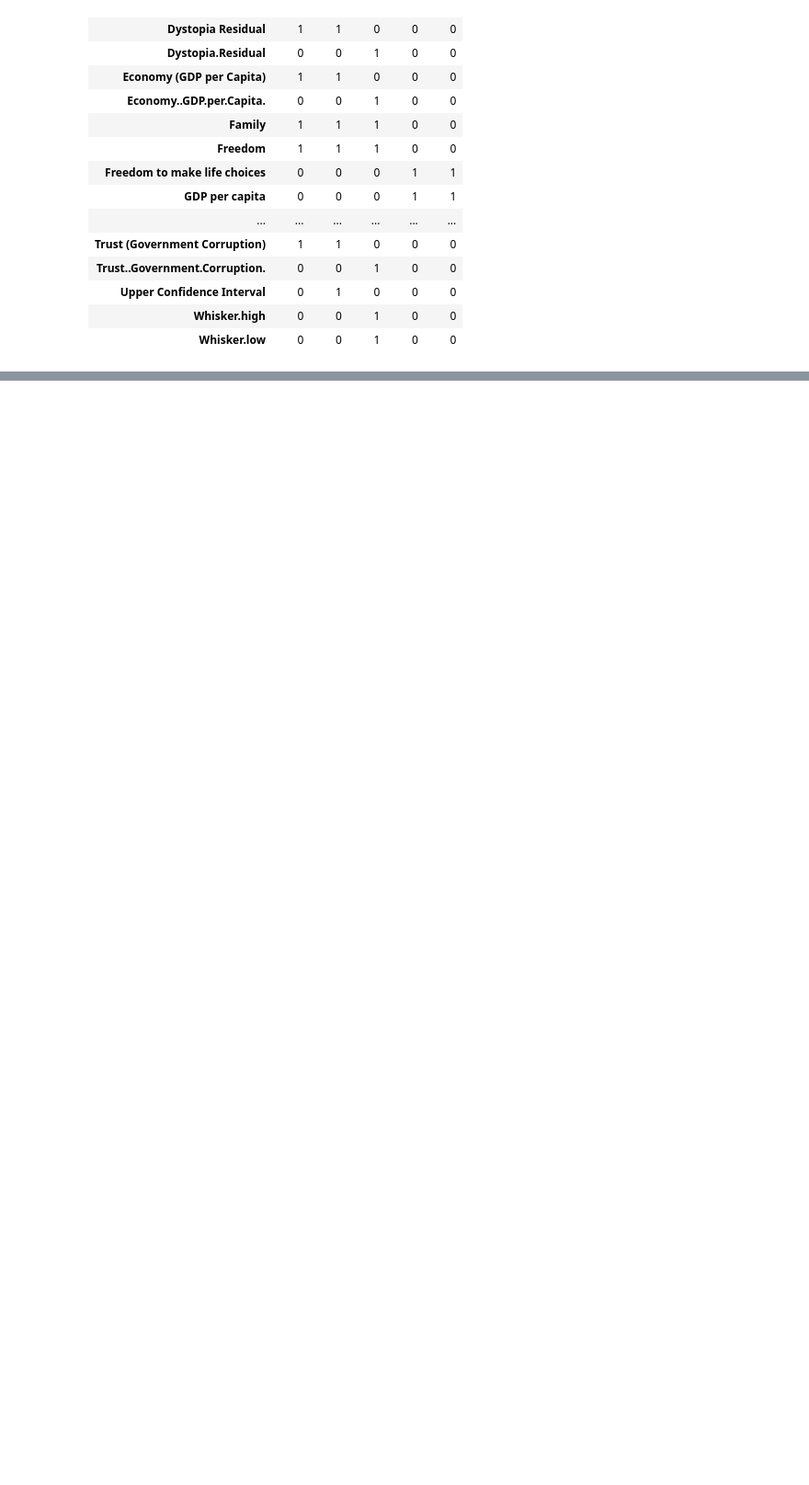
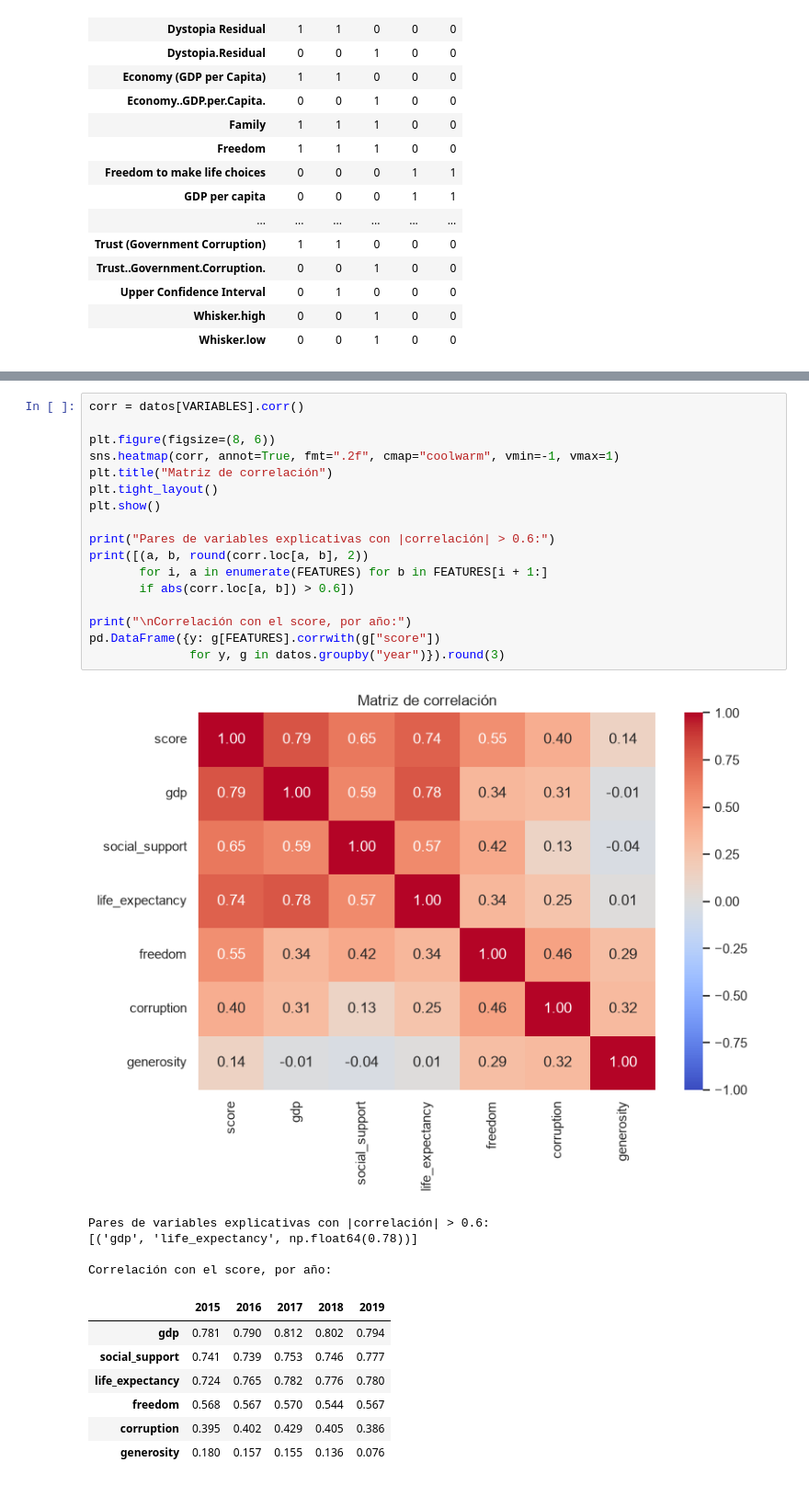
Before and after one commit to andrescam2026/ETL-WORKSHOP-03, a Jupyter notebook: notebooks/analysis.ipynb, the cells around one changed output, grey strips where cells are left out. Shown at 92% size. Drawn from its saved outputs; the diff is of its cells as text; blank space fills up the shorter version.

```diff
--- a/notebooks/analysis.ipynb
+++ b/notebooks/analysis.ipynb
@@ -112,0 +438,30 @@ Comunes a todos los años: ['Generosity']
+# %%
+corr = datos[VARIABLES].corr()
+
+plt.figure(figsize=(8, 6))
+sns.heatmap(corr, annot=True, fmt=".2f", cmap="coolwarm", vmin=-1, vmax=1)
+plt.title("Matriz de correlación")
+plt.tight_layout()
+plt.show()
+
+print("Pares de variables explicativas con |correlación| > 0.6:")
+print([(a, b, round(corr.loc[a, b], 2))
+       for i, a in enumerate(FEATURES) for b in FEATURES[i + 1:]
+       if abs(corr.loc[a, b]) > 0.6])
+
+print("\nCorrelación con el score, por año:")
+pd.DataFrame({y: g[FEATURES].corrwith(g["score"])
+              for y, g in datos.groupby("year")}).round(3)
+# %% [output]
+[figure, added]
+Pares de variables explicativas con |correlación| > 0.6:
+[('gdp', 'life_expectancy', np.float64(0.78))]
+
+Correlación con el score, por año:
+|  | 2015 | 2016 | 2017 | 2018 | 2019 |
+| gdp | 0.781 | 0.790 | 0.812 | 0.802 | 0.794 |
+| social_support | 0.741 | 0.739 | 0.753 | 0.746 | 0.777 |
+| life_expectancy | 0.724 | 0.765 | 0.782 | 0.776 | 0.780 |
+| freedom | 0.568 | 0.567 | 0.570 | 0.544 | 0.567 |
+| corruption | 0.395 | 0.402 | 0.429 | 0.405 | 0.386 |
+| generosity | 0.180 | 0.157 | 0.155 | 0.136 | 0.076 |
```
Also changed, not shown: parts of 16 cells of this notebook.
